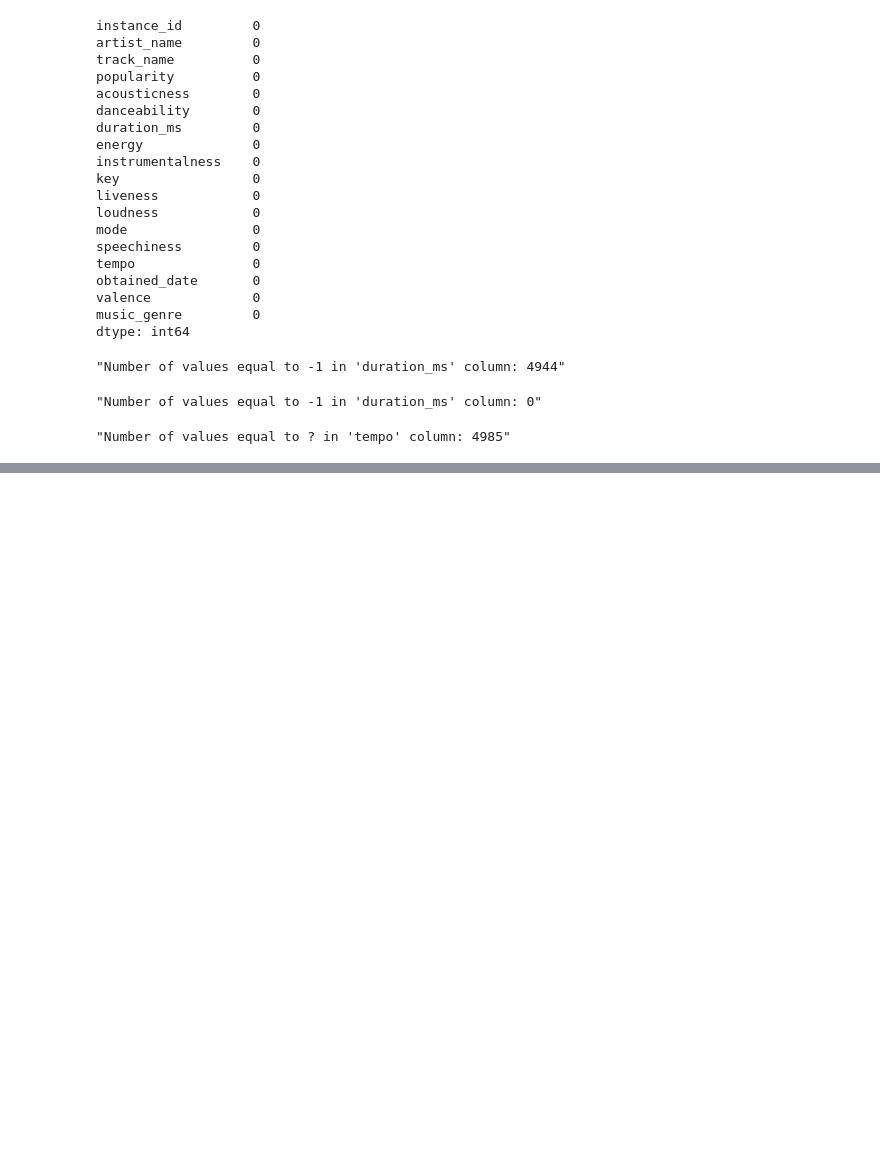
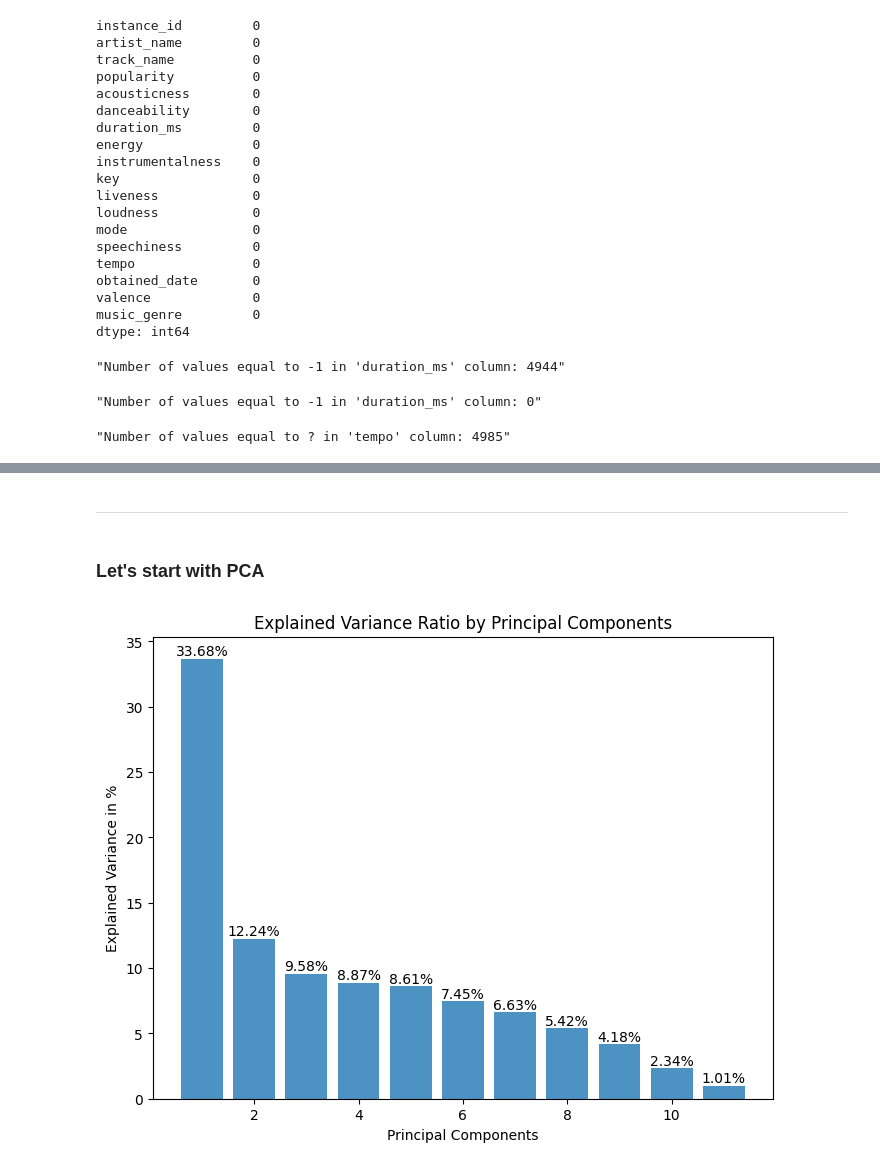
Before and after one commit to whykay-01/machine-learning-music-genre-classifier, a Jupyter notebook: capstone.ipynb, the cells around one changed output, grey strips where cells are left out. Saved outputs shown, nothing was run; the diff lists cells and outputs as text; code cells hidden in the pictures; blank space fills up the shorter version.

Commit message:
did PCA to analyze the most important predictors

```diff
--- a/capstone.ipynb
+++ b/capstone.ipynb
@@ -130,2 +131,13 @@ df_imputed['tempo'] = df_imputed['tempo'].replace(float("NaN"), mean_tempo)
 # %%
-df_imputed['popularity'] = df['popularity'] / 100
+print("Unique key values: ", set(df_imputed["key"]))
+print("Unique mode values: ", set(df_imputed["mode"]))
+print("Unique music_genre values: ", set(df_imputed["music_genre"]))
+
+df_imputed.dropna()
+df_imputed.reset_index()
+df_imputed.head()
+
+mean_popularity = df_imputed.loc[~df_imputed['popularity'].isna(), 'popularity'].mean()
+df_imputed['popularity'] = df_imputed['popularity'].replace(float("NaN"), mean_popularity)
+
+print("NaN value rows: ", df_imputed.isna().sum())
@@ -179,0 +209,3 @@ plt.show()
+# %%
+df = df_imputed
+df.head()
@@ -179,0 +219,31 @@ plt.show()
+# %% [markdown]
+---
+# %% [markdown]
+### Let's start with PCA
+# %%
+from sklearn.decomposition import PCA
+import matplotlib.pyplot as plt
+from sklearn.preprocessing import StandardScaler
+
+df_to_standardize = df[predictors]
+scaler = StandardScaler()
+standardized_data = scaler.fit_transform(df_to_standardize)
+df_standardized = pd.DataFrame(standardized_data, columns=df_to_standardize.columns)
+df_standardized.columns = [col + "_stand" for col in df_to_standardize.columns]
+
+pca = PCA(n_components=df_standardized.shape[1])
+principalComponents = pca.fit_transform(df_standardized)
+explained_variance = pca.explained_variance_ratio_
+
+plt.figure(figsize=(8, 6))
+bars = plt.bar(range(1, len(explained_variance) + 1), explained_variance * 100, alpha=0.8, align='center')
+
+for bar, value in zip(bars, explained_variance):
+    plt.text(bar.get_x() + bar.get_width() / 2, bar.get_height(), f'{value * 100:.2f}%', ha='center', va='bottom')
+
+plt.ylabel('Explained Variance in %')
+plt.xlabel('Principal Components')
+plt.title('Explained Variance Ratio by Principal Components')
+plt.show()
+# %% [output]
+[figure, added]
```
Also changed, not shown: parts of 11 cells of this notebook.
